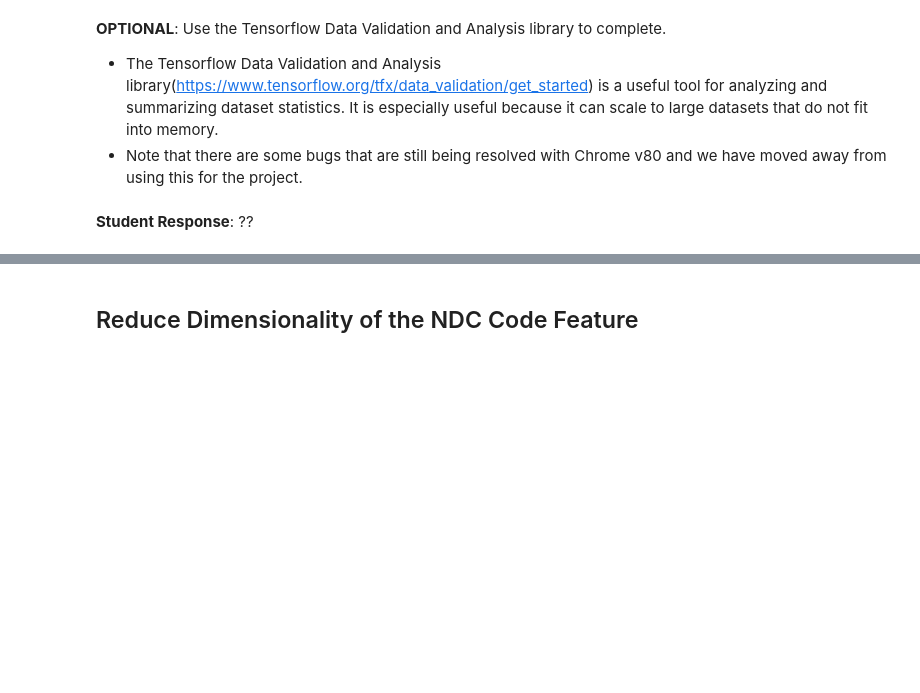
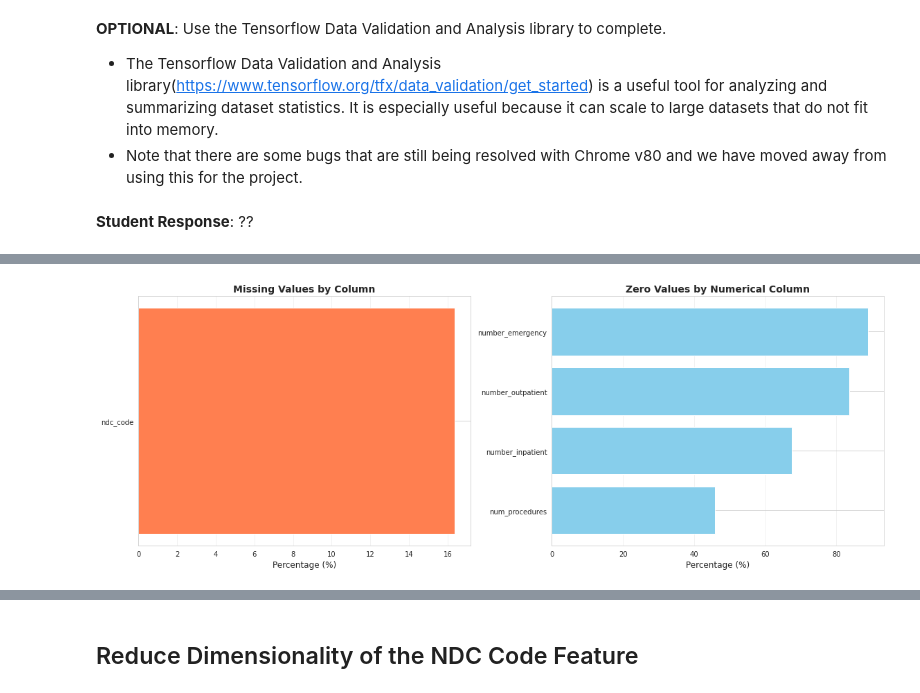
Before and after one commit to polarbeargo/cd0372-Applying-AI-to-EHR-Data, a Jupyter notebook: starter_code/student_project.ipynb, the cells around one changed output, grey strips where cells are left out. Cells and saved outputs as stored; diff of their text form; code cells hidden in the pictures; blank space fills up the shorter version.

```diff
--- a/starter_code/student_project.ipynb
+++ b/starter_code/student_project.ipynb
@@ -204,0 +255,17 @@ tfdv.visualize_statistics(full_data_stats)
+# %%
+import matplotlib.pyplot as plt
+import seaborn as sns
+from scipy import stats
+
+# Set visualization style
+sns.set_style("whitegrid")
+plt.rcParams['figure.figsize'] = (15, 12)
+
+# Display basic dataset info
+print("Dataset Shape:", df.shape)
+print("\nFirst few rows:")
+print(df.head())
+print("\nData Types:")
+print(df.dtypes)
+print("\nDataset Info:")
+print(df.info())
@@ -204,0 +290,61 @@ tfdv.visualize_statistics(full_data_stats)
+# %%
+# Part A: Fields with high amount of missing/zero values
+print("\n" + "="*80)
+print("PART A: MISSING AND ZERO VALUES ANALYSIS")
+print("="*80)
+
+# Check for missing values
+missing_data = pd.DataFrame({
+    'Column': df.columns,
+    'Missing_Count': df.isnull().sum(),
+    'Missing_Percentage': (df.isnull().sum() / len(df) * 100).round(2)
+})
+missing_data = missing_data[missing_data['Missing_Count'] > 0].sort_values('Missing_Percentage', ascending=False)
+if len(missing_data) > 0:
+    print("\nMissing Values:")
+    print(missing_data)
+else:
+    print("\nNo missing values found in the dataset.")
+
+# Check for zero values in numerical columns
+print("\n\nZero Values in Numerical Columns:")
+numerical_cols = df.select_dtypes(include=[np.number]).columns
+zero_data = pd.DataFrame({
+    'Column': numerical_cols,
+    'Zero_Count': (df[numerical_cols] == 0).sum(),
+    'Zero_Percentage': ((df[numerical_cols] == 0).sum() / len(df) * 100).round(2)
+})
+zero_data = zero_data[zero_data['Zero_Count'] > 0].sort_values('Zero_Percentage', ascending=False)
+print(zero_data)
+
+# Visualization of missing/zero values
+fig, axes = plt.subplots(1, 2, figsize=(16, 6))
+
+# Missing values bar plot
+if len(missing_data) > 0:
+    missing_data_sorted = missing_data.sort_values('Missing_Percentage')
+    axes[0].barh(missing_data_sorted['Column'], missing_data_sorted['Missing_Percentage'], color='coral')
+    axes[0].set_xlabel('Percentage (%)', fontsize=12)
+    axes[0].set_title('Missing Values by Column', fontsize=14, fontweight='bold')
+    axes[0].grid(axis='x', alpha=0.3)
+
+# Zero values bar plot
+if len(zero_data) > 0:
+    zero_data_sorted = zero_data.sort_values('Zero_Percentage')
+    axes[1].barh(zero_data_sorted['Column'], zero_data_sorted['Zero_Percentage'], color='skyblue')
+    axes[1].set_xlabel('Percentage (%)', fontsize=12)
+    axes[1].set_title('Zero Values by Numerical Column', fontsize=14, fontweight='bold')
+    axes[1].grid(axis='x', alpha=0.3)
+
+plt.tight_layout()
+plt.show()
+
+print("\n\nKEY FINDINGS FOR PART A:")
+print("-" * 80)
+high_missing = missing_data[missing_data['Missing_Percentage'] > 20]
+if len(high_missing) > 0:
+    print(f"Fields with >20% missing values: {', '.join(high_missing['Column'].values)}")
+high_zero = zero_data[zero_data['Zero_Percentage'] > 20]
+if len(high_zero) > 0:
+    print(f"Fields with >20% zero values: {', '.join(high_zero['Column'].values)}")
+# %% [output]
@@ -204,0 +366 @@ tfdv.visualize_statistics(full_data_stats)
+[figure, added]
```
Also changed, not shown: parts of 11 cells of this notebook.
